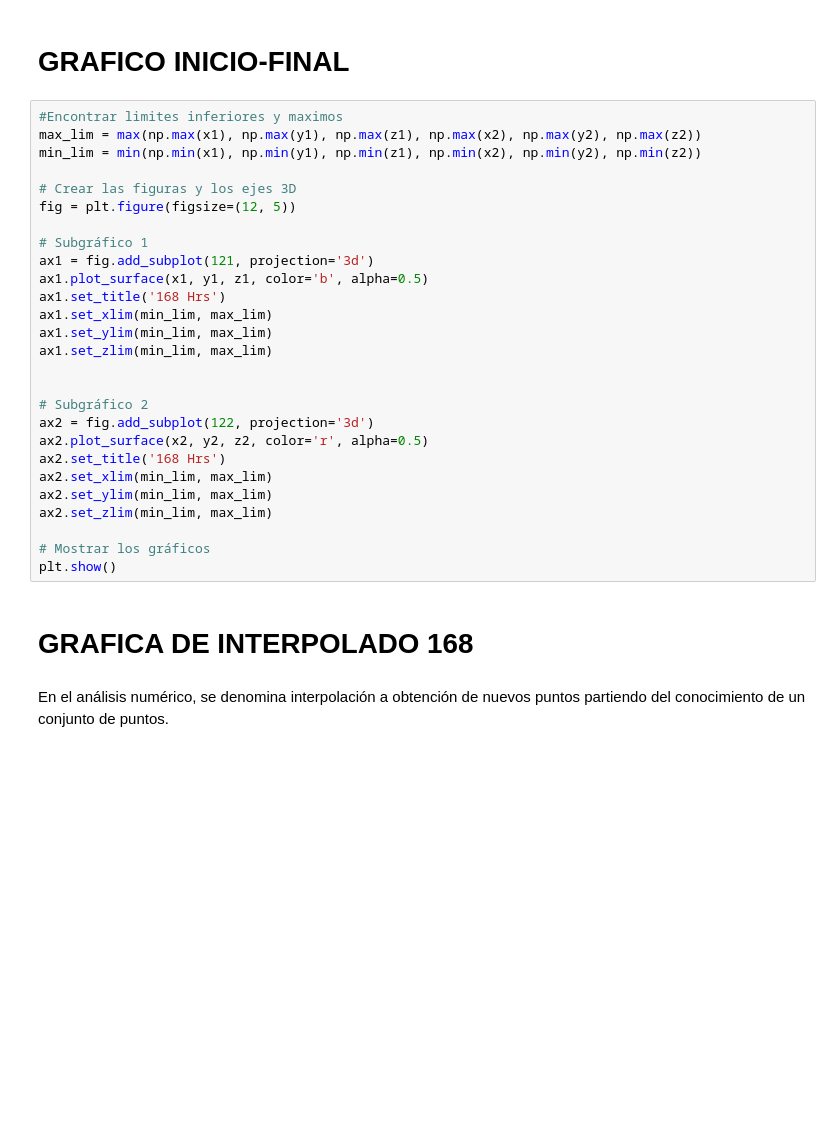
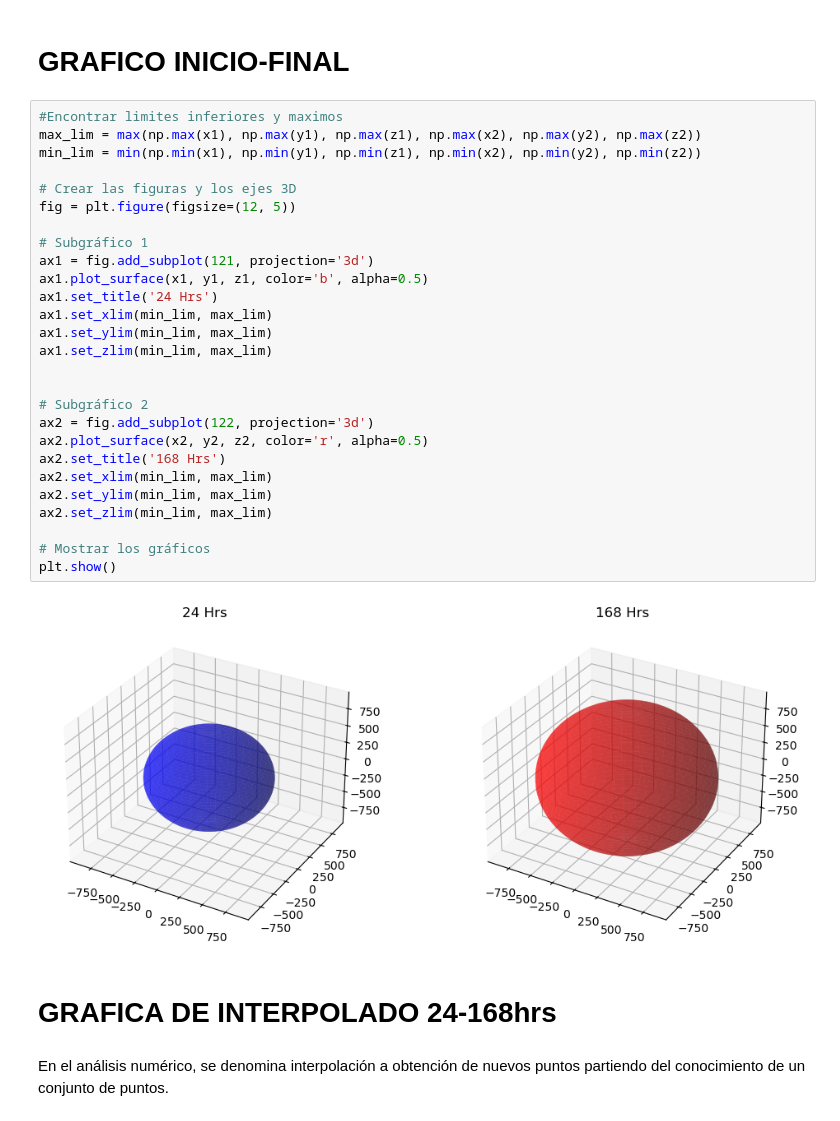
Before and after one commit to AdairPonceuwu/SferoidAnalisis, a Jupyter notebook: Crecimeinto_Esteroides.ipynb, the cells around one changed output. Cells and saved outputs as stored; diff of their text form; blank space fills up the shorter version.

```diff
--- a/Crecimeinto_Esteroides.ipynb
+++ b/Crecimeinto_Esteroides.ipynb
@@ -129,32 +141,34 @@ plt.show()
 # %%
 #Encontrar limites inferiores y maximos
 max_lim = max(np.max(x1), np.max(y1), np.max(z1), np.max(x2), np.max(y2), np.max(z2))
 min_lim = min(np.min(x1), np.min(y1), np.min(z1), np.min(x2), np.min(y2), np.min(z2))
 
 # Crear las figuras y los ejes 3D
 fig = plt.figure(figsize=(12, 5))
 
 # Subgráfico 1
 ax1 = fig.add_subplot(121, projection='3d')
 ax1.plot_surface(x1, y1, z1, color='b', alpha=0.5)
-ax1.set_title('168 Hrs')
+ax1.set_title('24 Hrs')
 ax1.set_xlim(min_lim, max_lim)
 ax1.set_ylim(min_lim, max_lim)
 ax1.set_zlim(min_lim, max_lim)
 
 
 # Subgráfico 2
 ax2 = fig.add_subplot(122, projection='3d')
 ax2.plot_surface(x2, y2, z2, color='r', alpha=0.5)
 ax2.set_title('168 Hrs')
 ax2.set_xlim(min_lim, max_lim)
 ax2.set_ylim(min_lim, max_lim)
 ax2.set_zlim(min_lim, max_lim)
 
 # Mostrar los gráficos
 plt.show()
+# %% [output]
+[figure, added]
 # %% [markdown]
-# GRAFICA DE INTERPOLADO 168
+# GRAFICA DE INTERPOLADO 24-168hrs
 # %% [markdown]
 En el análisis numérico, se denomina interpolación a obtención de nuevos puntos partiendo del conocimiento de un conjunto de puntos.
 # %%
```
Also changed, not shown: parts of 20 cells of this notebook.
